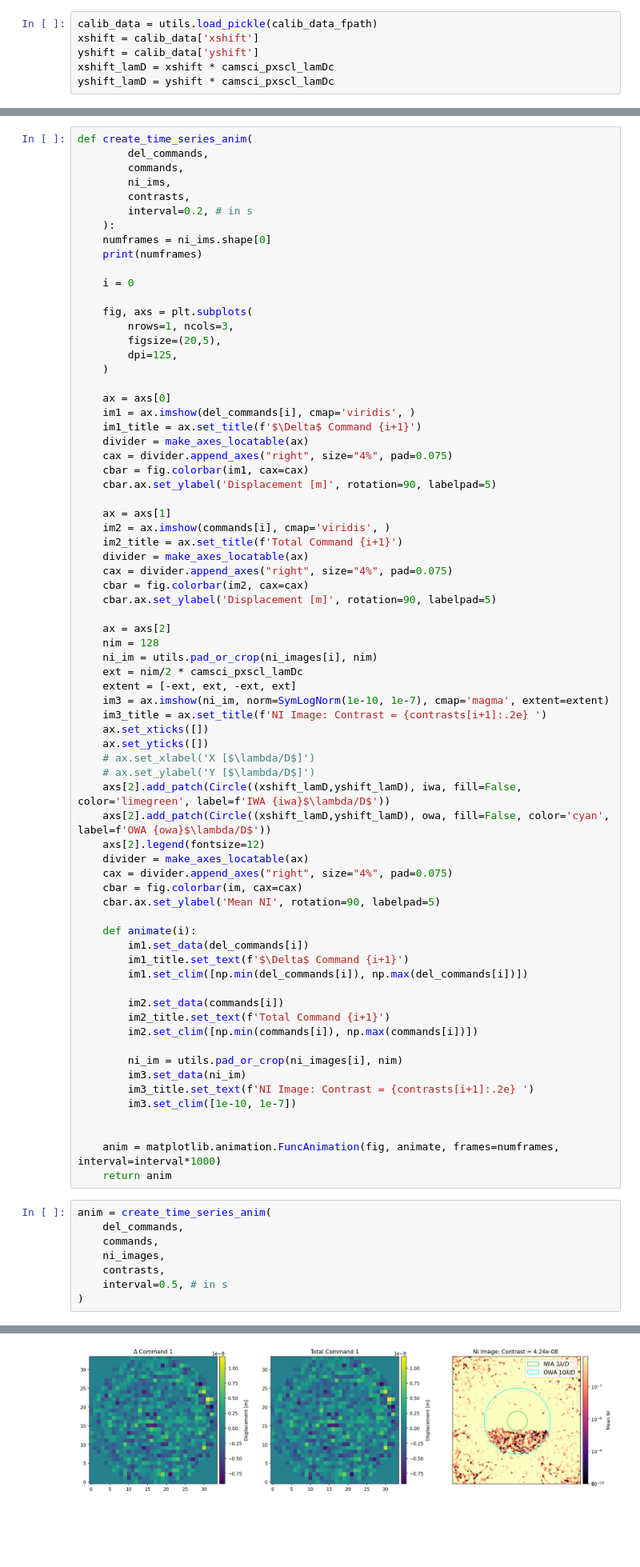
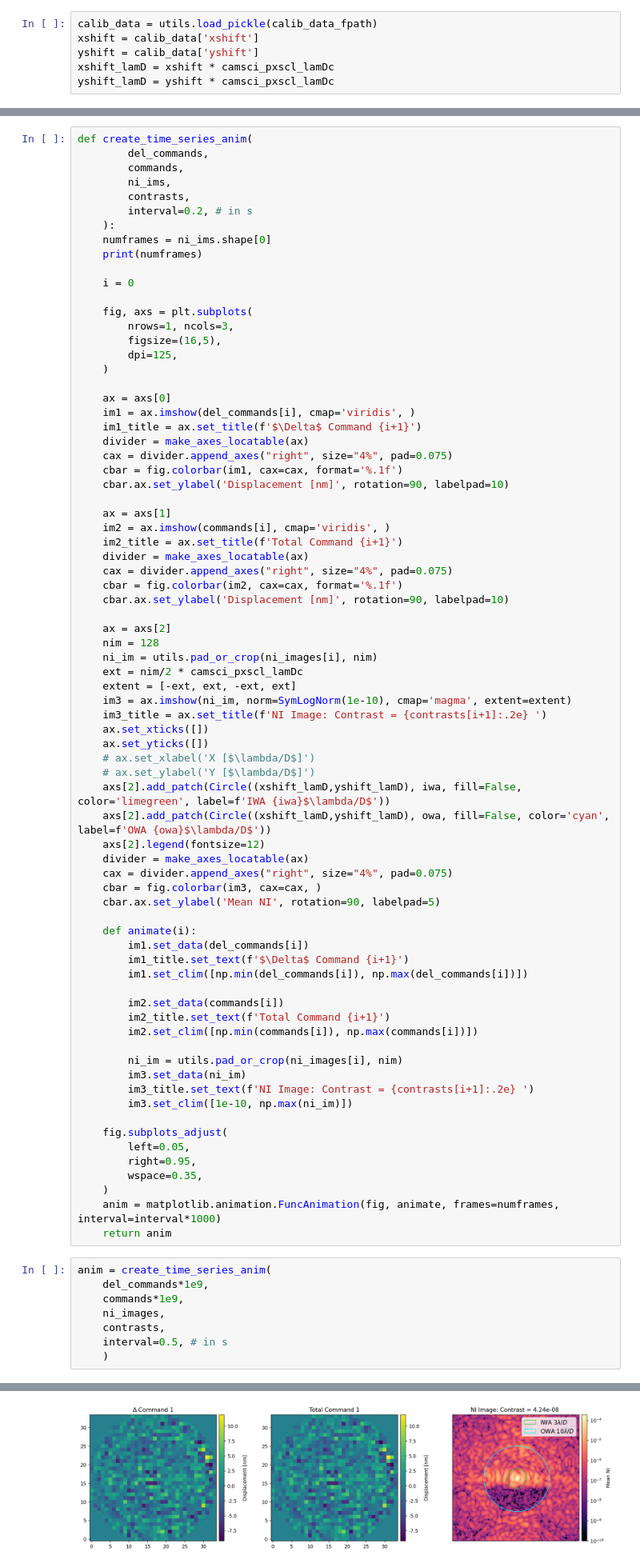
Before and after one commit to kian1377/scoob-exps, a Jupyter notebook: exps-20260410/analyze_data.ipynb, the cells around one changed output, grey strips where cells are left out. Shown at 80% size. Saved outputs shown, nothing was run; the diff lists cells and outputs as text; blank space fills up the shorter version.

```diff
--- a/exps-20260410/analyze_data.ipynb
+++ b/exps-20260410/analyze_data.ipynb
@@ -128,7 +129,7 @@ def create_time_series_anim(
 
     fig, axs = plt.subplots(
         nrows=1, ncols=3,
-        figsize=(20,5),
+        figsize=(16,5),
         dpi=125,
     )
 
@@ -137,23 +138,23 @@ def create_time_series_anim(
     im1_title = ax.set_title(f'$\Delta$ Command {i+1}')
     divider = make_axes_locatable(ax)
     cax = divider.append_axes("right", size="4%", pad=0.075)
-    cbar = fig.colorbar(im1, cax=cax)
-    cbar.ax.set_ylabel('Displacement [m]', rotation=90, labelpad=5)
+    cbar = fig.colorbar(im1, cax=cax, format='%.1f')
+    cbar.ax.set_ylabel('Displacement [nm]', rotation=90, labelpad=10)
 
     ax = axs[1]
     im2 = ax.imshow(commands[i], cmap='viridis', )
     im2_title = ax.set_title(f'Total Command {i+1}')
     divider = make_axes_locatable(ax)
     cax = divider.append_axes("right", size="4%", pad=0.075)
-    cbar = fig.colorbar(im2, cax=cax)
-    cbar.ax.set_ylabel('Displacement [m]', rotation=90, labelpad=5)
+    cbar = fig.colorbar(im2, cax=cax, format='%.1f')
+    cbar.ax.set_ylabel('Displacement [nm]', rotation=90, labelpad=10)
 
     ax = axs[2]
     nim = 128
     ni_im = utils.pad_or_crop(ni_images[i], nim)
     ext = nim/2 * camsci_pxscl_lamDc
     extent = [-ext, ext, -ext, ext]
-    im3 = ax.imshow(ni_im, norm=SymLogNorm(1e-10, 1e-7), cmap='magma', extent=extent)
+    im3 = ax.imshow(ni_im, norm=SymLogNorm(1e-10), cmap='magma', extent=extent)
     im3_title = ax.set_title(f'NI Image: Contrast = {contrasts[i+1]:.2e} ')
     ax.set_xticks([])
     ax.set_yticks([])
@@ -164,7 +165,7 @@ def create_time_series_anim(
     axs[2].legend(fontsize=12)
     divider = make_axes_locatable(ax)
     cax = divider.append_axes("right", size="4%", pad=0.075)
-    cbar = fig.colorbar(im, cax=cax)
+    cbar = fig.colorbar(im3, cax=cax, )
     cbar.ax.set_ylabel('Mean NI', rotation=90, labelpad=5)
 
     def animate(i):
@@ -179,22 +180,26 @@ def create_time_series_anim(
         ni_im = utils.pad_or_crop(ni_images[i], nim)
         im3.set_data(ni_im)
         im3_title.set_text(f'NI Image: Contrast = {contrasts[i+1]:.2e} ')
-        im3.set_clim([1e-10, 1e-7])
+        im3.set_clim([1e-10, np.max(ni_im)])
 
-
+    fig.subplots_adjust(
+        left=0.05,
+        right=0.95,
+        wspace=0.35,
+    )
     anim = matplotlib.animation.FuncAnimation(fig, animate, frames=numframes, interval=interval*1000)
     return anim
 # %%
 anim = create_time_series_anim(
-    del_commands,
-    commands,
+    del_commands*1e9,
+    commands*1e9,
     ni_images,
     contrasts,
     interval=0.5, # in s
-)
+    )
 # %% [output]
 50
-[figure, old version]
+[figure, new version]
 # %%
 anim
 # %% [output]
```
Also changed, not shown: parts of 2 cells of this notebook.
